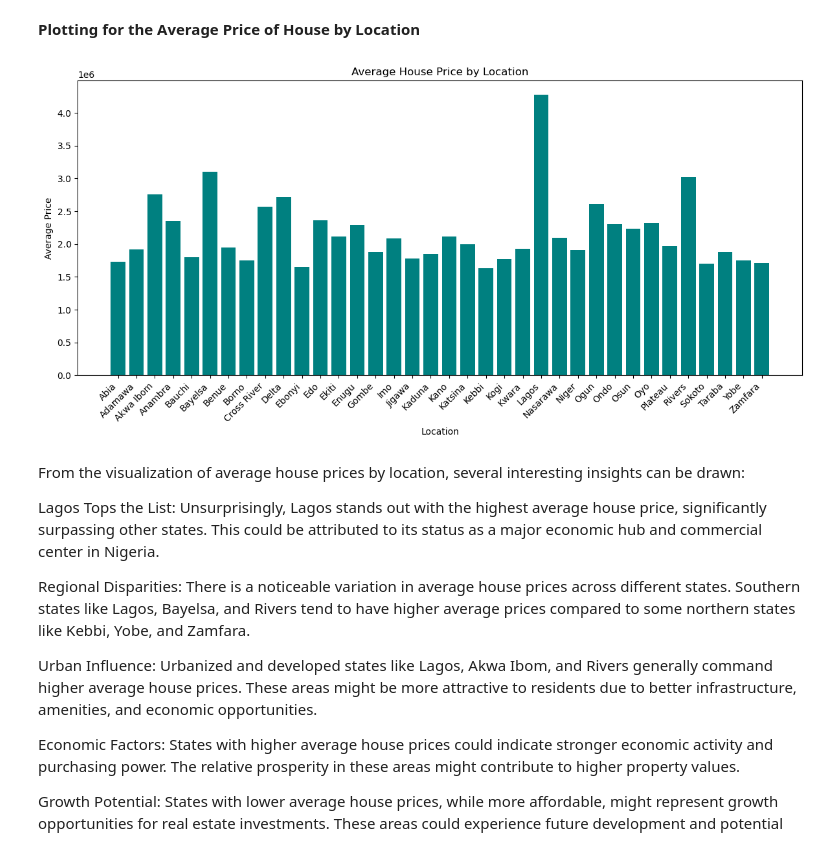
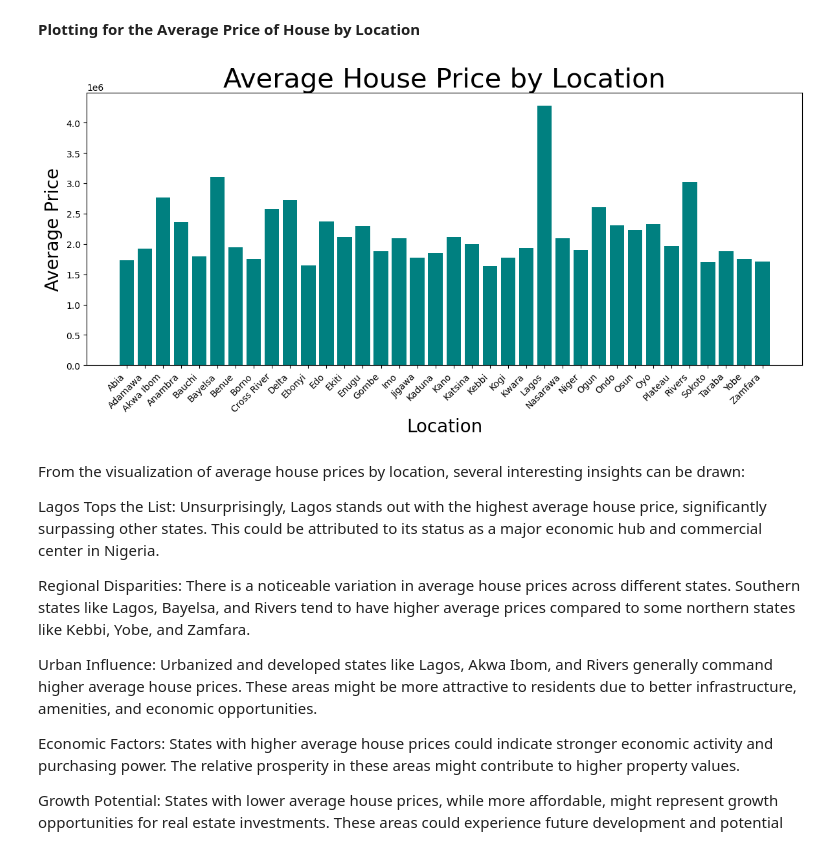
Before and after one commit to Cohdhed/Nigeria-House-Price-Prediction-DSN-Hackathon-, a Jupyter notebook: Nigeria House Price Prediction (DSN Hackathon).ipynb, the cells around one changed output. Cells and saved outputs as stored; diff of their text form; code cells hidden in the pictures.

```diff
--- a/Nigeria House Price Prediction (DSN Hackathon).ipynb
+++ b/Nigeria House Price Prediction (DSN Hackathon).ipynb
@@ -369,24 +369,24 @@ The distribution of houses across different locations appears to be relatively u
 ---
 # %% [markdown]
 **Plotting for the Average Price of House by Location**
-# %%
-
-# Group by 'loc' and calculate the average house price for each location
-avg_price_by_loc = train_df.groupby('loc')['price'].mean().reset_index()
-avg_price_by_loc.columns = ['Location', 'Average_house_price']
-
-# Create the bar plot
-fig, ax = plt.subplots(figsize=(12, 6))
-ax.bar(avg_price_by_loc['Location'], avg_price_by_loc['Average_house_price'], color='teal')
-ax.set_xticklabels(avg_price_by_loc['Location'], rotation=45, ha='right')
-ax.set_xlabel('Location')
-ax.set_ylabel('Average Price')
-ax.set_title('Average House Price by Location')
-
-plt.tight_layout()
-plt.show()
-# %% [output]
-[figure, removed]
+# %%
+
+# Group by 'loc' and calculate the average house price for each location
+avg_price_by_loc = train_df.groupby('loc')['price'].mean().reset_index()
+avg_price_by_loc.columns = ['Location', 'Average_house_price']
+
+# Create the bar plot
+fig, ax = plt.subplots(figsize=(12, 6))
+ax.bar(avg_price_by_loc['Location'], avg_price_by_loc['Average_house_price'], color='teal')
+ax.set_xticklabels(avg_price_by_loc['Location'], rotation=45, ha='right')
+ax.set_xlabel('Location', fontsize=20)
+ax.set_ylabel('Average Price', fontsize=20)
+ax.set_title('Average House Price by Location', fontsize=30)
+
+plt.tight_layout()
+plt.show()
+# %% [output]
+[figure, added]
 # %% [markdown]
 From the visualization of average house prices by location, several interesting insights can be drawn:
 
```
Also changed, not shown: parts of 57 cells of this notebook.
